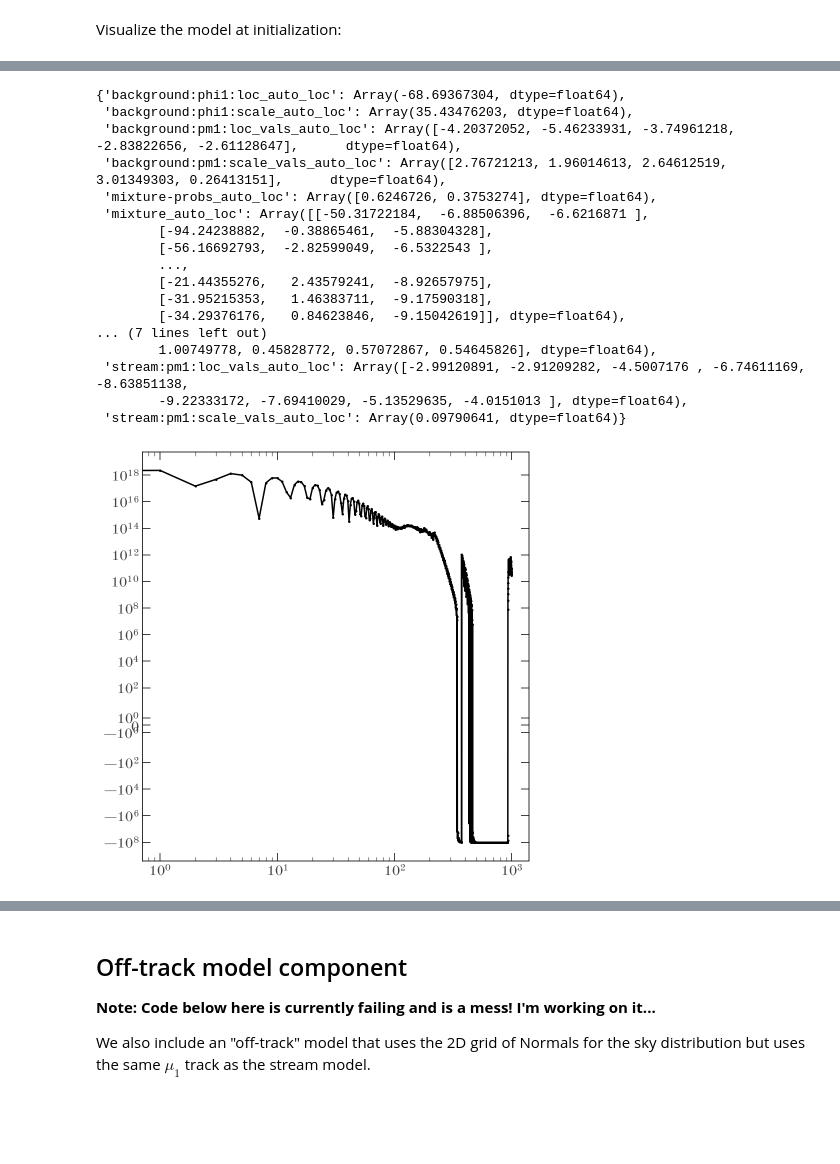
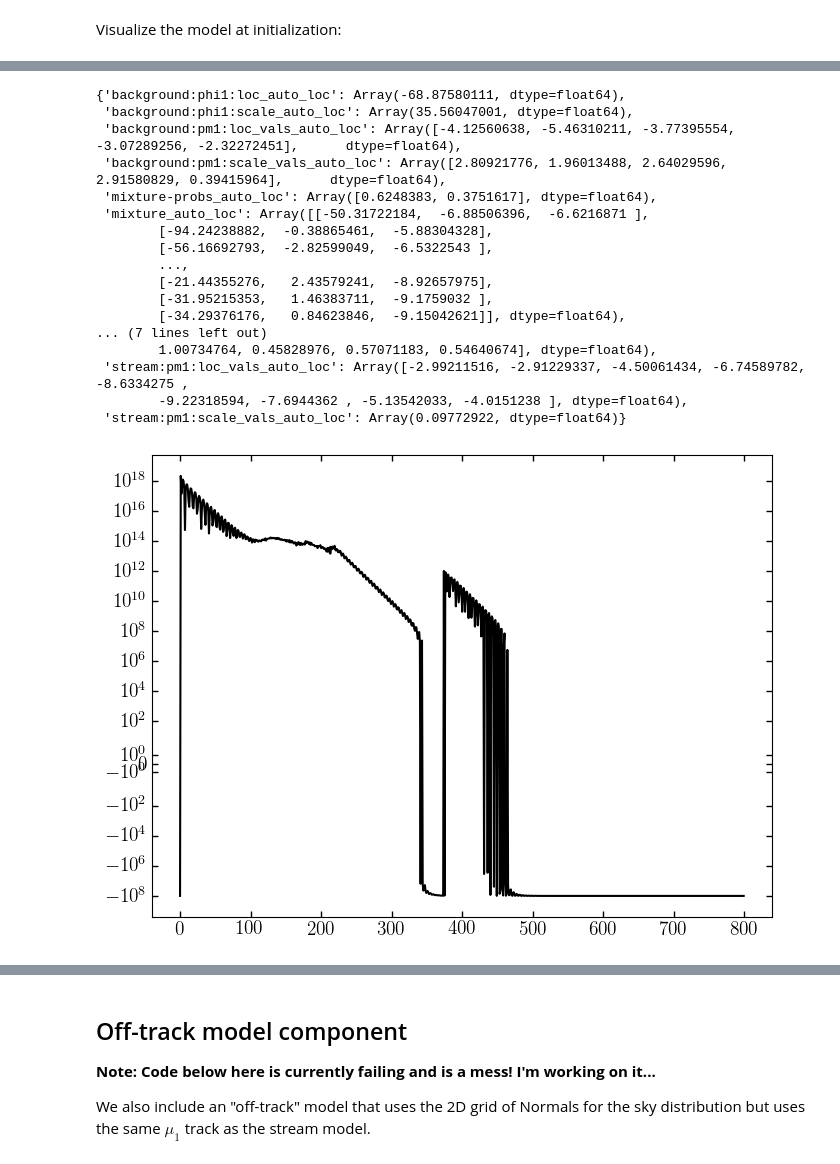
Before and after one commit to stellarstreams/stream-membership, a Jupyter notebook: notebooks/Tutorial-stream-offtrack-background.ipynb, the cells around one changed output, grey strips where cells are left out. Drawn from its saved outputs; the diff is of its cells as text; code cells hidden in the pictures; blank space fills up the shorter version.

```diff
--- a/notebooks/Tutorial-stream-offtrack-background.ipynb
+++ b/notebooks/Tutorial-stream-offtrack-background.ipynb
@@ -292,35 +299,35 @@ rng_key = jax.random.PRNGKey(12345)
 with numpyro.validation_enabled(), jax.debug_nans():
     init_state = MAP_svi1.init(rng_key, init_params=packed_params, data=data, err=err)
     MAP_svi_results1 = MAP_svi1.run(
-        jax.random.PRNGKey(54321), 1000, init_state=init_state, data=data, err=err
+    rng_key=jax.random.PRNGKey(54321), num_steps=5000, init_state=init_state, data=data, err=err
     )
 # %%
 MAP_svi_results1.params
 # %% [output]
-{'background:phi1:loc_auto_loc': Array(-68.69367304, dtype=float64),
- 'background:phi1:scale_auto_loc': Array(35.43476203, dtype=float64),
- 'background:pm1:loc_vals_auto_loc': Array([-4.20372052, -5.46233931, -3.74961218, -2.83822656, -2.61128647],      dtype=float64),
- 'background:pm1:scale_vals_auto_loc': Array([2.76721213, 1.96014613, 2.64612519, 3.01349303, 0.26413151],      dtype=float64),
- 'mixture-probs_auto_loc': Array([0.6246726, 0.3753274], dtype=float64),
+{'background:phi1:loc_auto_loc': Array(-68.87580111, dtype=float64),
+ 'background:phi1:scale_auto_loc': Array(35.56047001, dtype=float64),
+ 'background:pm1:loc_vals_auto_loc': Array([-4.12560638, -5.46310211, -3.77395554, -3.07289256, -2.32272451],      dtype=float64),
+ 'background:pm1:scale_vals_auto_loc': Array([2.80921776, 1.96013488, 2.64029596, 2.91580829, 0.39415964],      dtype=float64),
+ 'mixture-probs_auto_loc': Array([0.6248383, 0.3751617], dtype=float64),
  'mixture_auto_loc': Array([[-50.31722184,  -6.88506396,  -6.6216871 ],
         [-94.24238882,  -0.38865461,  -5.88304328],
         [-56.16692793,  -2.82599049,  -6.5322543 ],
         ...,
         [-21.44355276,   2.43579241,  -8.92657975],
-        [-31.95215353,   1.46383711,  -9.17590318],
-        [-34.29376176,   0.84623846,  -9.15042619]], dtype=float64),
+        [-31.95215353,   1.46383711,  -9.1759032 ],
+        [-34.29376176,   0.84623846,  -9.15042621]], dtype=float64),
 ... (7 lines left out)
-        1.00749778, 0.45828772, 0.57072867, 0.54645826], dtype=float64),
- 'stream:pm1:loc_vals_auto_loc': Array([-2.99120891, -2.91209282, -4.5007176 , -6.74611169, -8.63851138,
-        -9.22333172, -7.69410029, -5.13529635, -4.0151013 ], dtype=float64),
- 'stream:pm1:scale_vals_auto_loc': Array(0.09790641, dtype=float64)}
+        1.00734764, 0.45828976, 0.57071183, 0.54640674], dtype=float64),
+ 'stream:pm1:loc_vals_auto_loc': Array([-2.99211516, -2.91229337, -4.50061434, -6.74589782, -8.6334275 ,
+        -9.22318594, -7.6944362 , -5.13542033, -4.0151238 ], dtype=float64),
+ 'stream:pm1:scale_vals_auto_loc': Array(0.09772922, dtype=float64)}
 # %%
-plt.semilogx(MAP_svi_results1.losses)
+plt.plot(MAP_svi_results1.losses)
 plt.yscale("symlog")
 
 thing = Predictive(guide1, params=MAP_svi_results1.params, num_samples=1)
 MAP_p1 = thing(keys[1], data=data)
 MAP_p1 = {k: v[0] for k, v in MAP_p1.items()}
 MAP_p1_expanded = stream_bkg_mm.expand_numpyro_params(MAP_p1)
 # %% [output]
-[figure, old version]
+[figure, new version]
```
Also changed, not shown: parts of 7 cells of this notebook, 1 other file.
